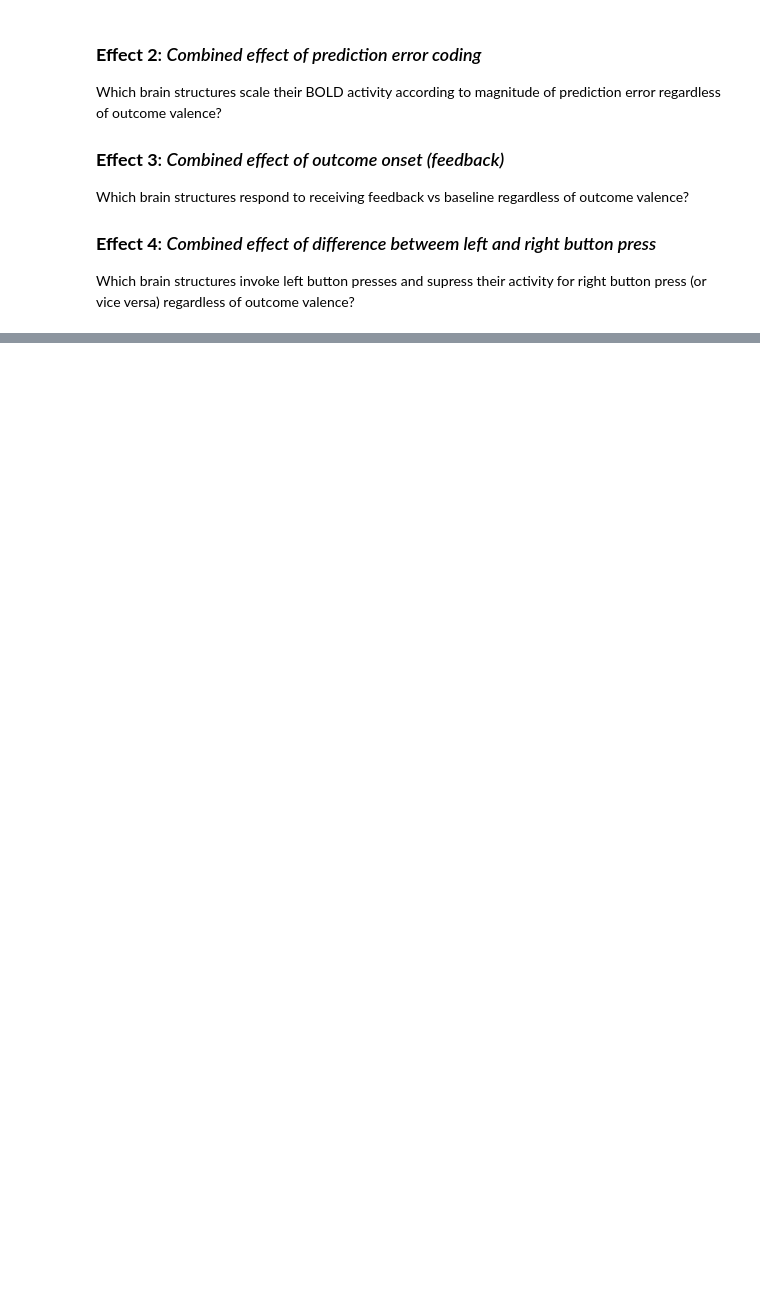
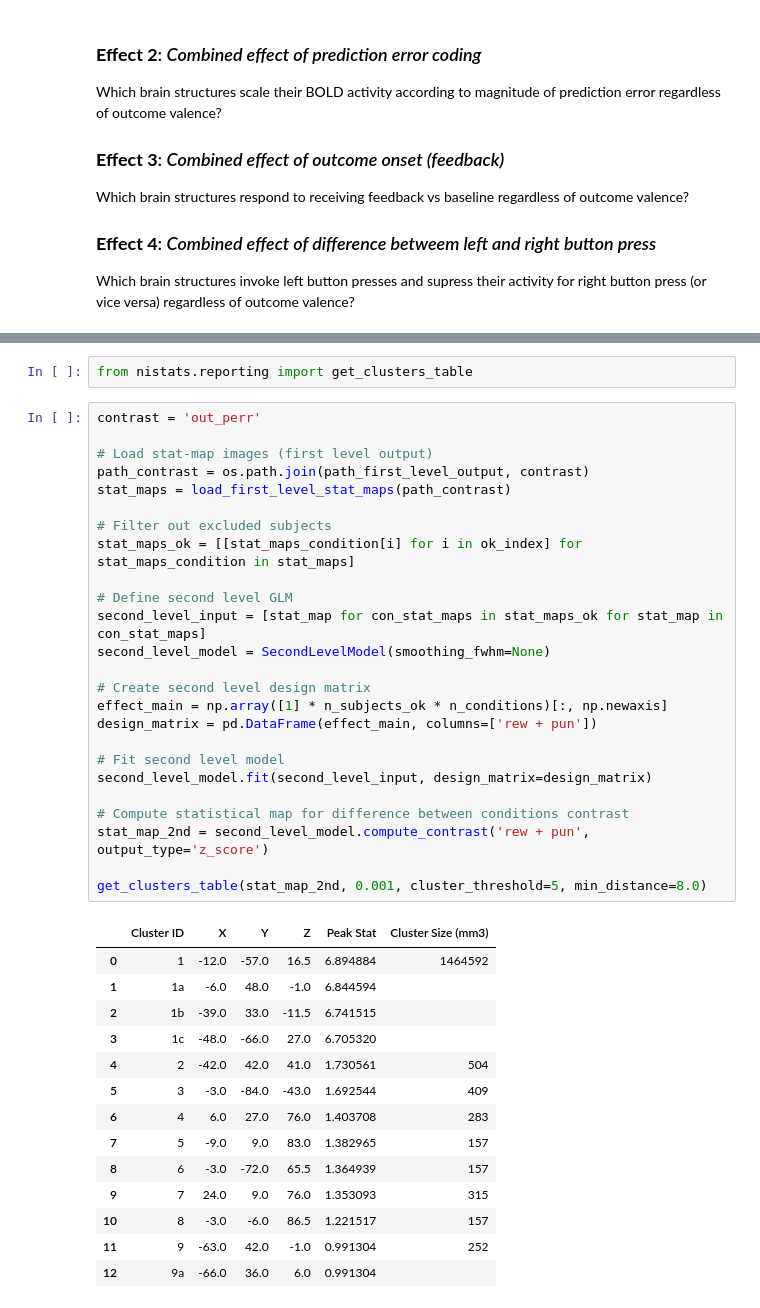
Before and after one commit to kbonna/decidenet, a Jupyter notebook: activation_analysis/dn_aa_03_second_level.ipynb, the cells around one changed output, grey strips where cells are left out. Cells and saved outputs as stored; diff of their text form; blank space fills up the shorter version.

```diff
--- a/activation_analysis/dn_aa_03_second_level.ipynb
+++ b/activation_analysis/dn_aa_03_second_level.ipynb
@@ -193,0 +194,42 @@ for contrast in ['out_perr', 'out_ons', 'res_lbp_minus_rbp']:
+# %%
+from nistats.reporting import get_clusters_table
+# %%
+contrast = 'out_perr'
+
+# Load stat-map images (first level output)
+path_contrast = os.path.join(path_first_level_output, contrast)
+stat_maps = load_first_level_stat_maps(path_contrast)
+
+# Filter out excluded subjects
+stat_maps_ok = [[stat_maps_condition[i] for i in ok_index] for stat_maps_condition in stat_maps]
+
+# Define second level GLM
+second_level_input = [stat_map for con_stat_maps in stat_maps_ok for stat_map in con_stat_maps]
+second_level_model = SecondLevelModel(smoothing_fwhm=None)
+
+# Create second level design matrix
+effect_main = np.array([1] * n_subjects_ok * n_conditions)[:, np.newaxis]
+design_matrix = pd.DataFrame(effect_main, columns=['rew + pun'])
+
+# Fit second level model
+second_level_model.fit(second_level_input, design_matrix=design_matrix)
+
+# Compute statistical map for difference between conditions contrast
+stat_map_2nd = second_level_model.compute_contrast('rew + pun', output_type='z_score')
+
+get_clusters_table(stat_map_2nd, 0.001, cluster_threshold=5, min_distance=8.0)
+# %% [output]
+|  | Cluster ID | X | Y | Z | Peak Stat | Cluster Size (mm3) |
+| 0 | 1 | -12.0 | -57.0 | 16.5 | 6.894884 | 1464592 |
+| 1 | 1a | -6.0 | 48.0 | -1.0 | 6.844594 |  |
+| 2 | 1b | -39.0 | 33.0 | -11.5 | 6.741515 |  |
+| 3 | 1c | -48.0 | -66.0 | 27.0 | 6.705320 |  |
+| 4 | 2 | -42.0 | 42.0 | 41.0 | 1.730561 | 504 |
+| 5 | 3 | -3.0 | -84.0 | -43.0 | 1.692544 | 409 |
+| 6 | 4 | 6.0 | 27.0 | 76.0 | 1.403708 | 283 |
+| 7 | 5 | -9.0 | 9.0 | 83.0 | 1.382965 | 157 |
+| 8 | 6 | -3.0 | -72.0 | 65.5 | 1.364939 | 157 |
+| 9 | 7 | 24.0 | 9.0 | 76.0 | 1.353093 | 315 |
+| 10 | 8 | -3.0 | -6.0 | 86.5 | 1.221517 | 157 |
+| 11 | 9 | -63.0 | 42.0 | -1.0 | 0.991304 | 252 |
+| 12 | 9a | -66.0 | 36.0 | 6.0 | 0.991304 |  |
```
Also changed, not shown: parts of 3 cells of this notebook, 2 other files.
